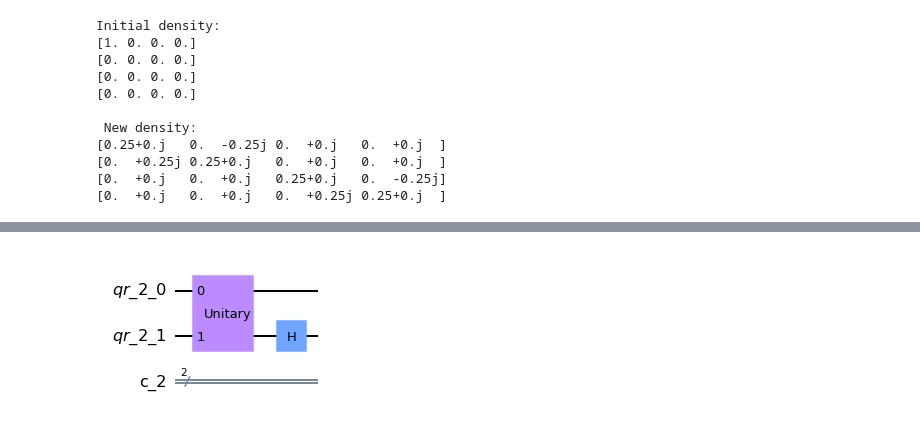
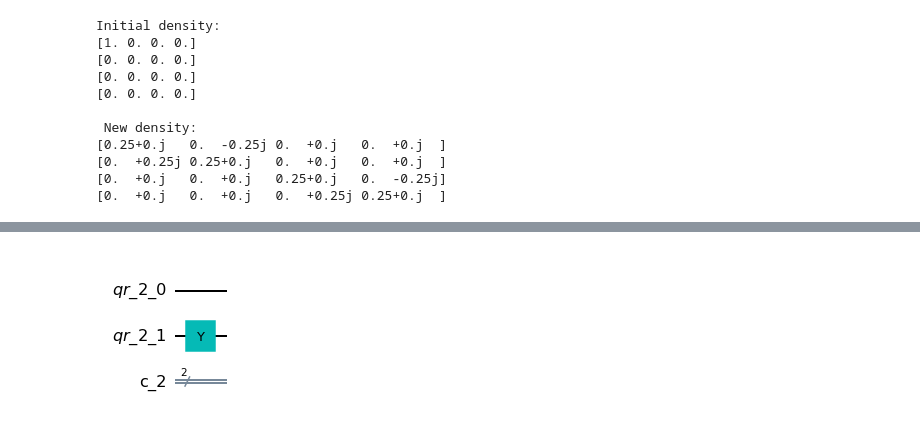
Before and after one commit to VoicuTomut/ChemistryOnQubits, a Jupyter notebook: Playground/Compression.ipynb, the cells around one changed output, grey strips where cells are left out. Cells and saved outputs as stored; diff of their text form; code cells hidden in the pictures.

```diff
--- a/Playground/Compression.ipynb
+++ b/Playground/Compression.ipynb
@@ -148,17 +546,17 @@ array([[0.25+0.j  , 0.  -0.25j, 0.  +0.j  , 0.  +0.j  ],
 # %%
 # pseudo compres
 qr=QuantumRegister(2,'qr_2')
 c=ClassicalRegister(2,'c_2')
 qc_2=QuantumCircuit(qr,c)
 
-qc_2.unitary(C_2,qr)
+
 #qc_2.initialize(new,qr)
-qc_2.h(qr[1])
+qc_2.y(qr[1])
 #qc_2.measure(qr,c)
 
 qc_2.draw('mpl')
 # %% [output]
-[figure, old version]
+[figure, new version]
 # %%
 statevector_bg=Aer.get_backend('statevector_simulator')
 # %%
```
Also changed, not shown: parts of 27 cells of this notebook, 4 other files.
